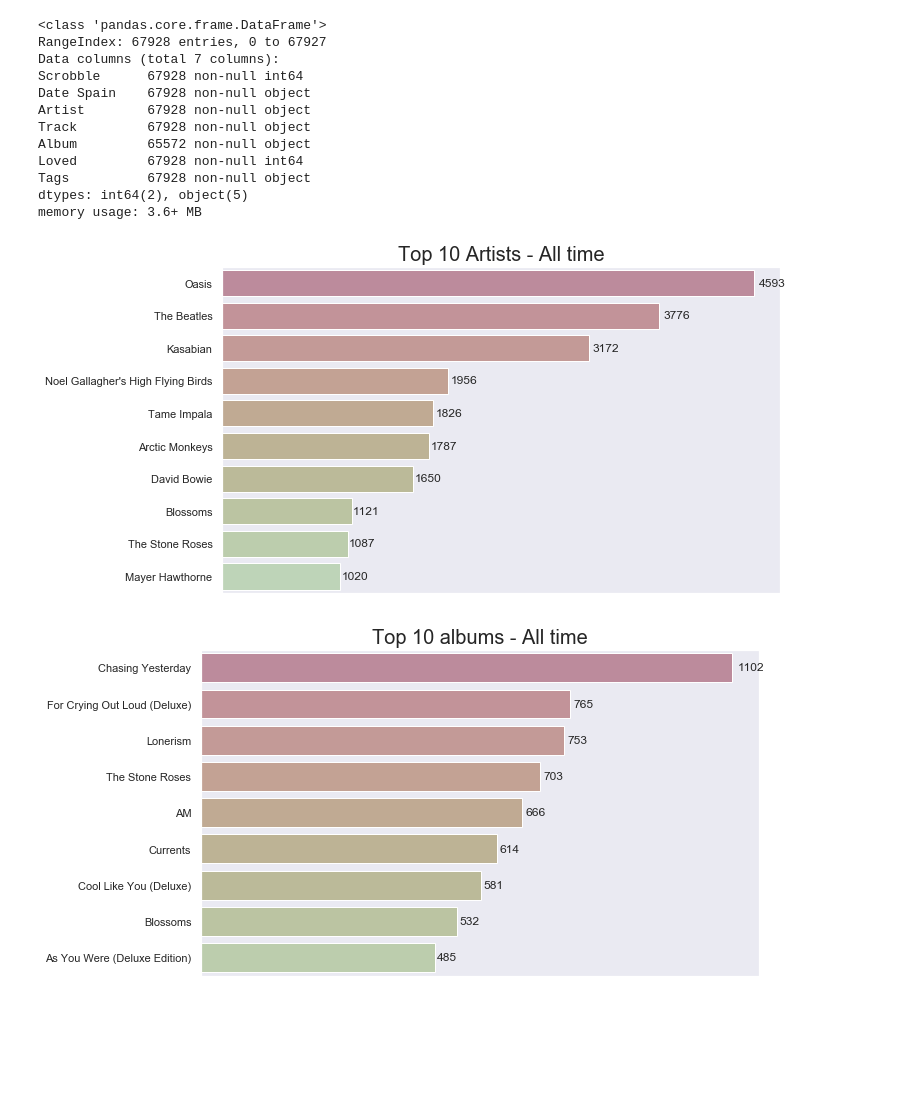
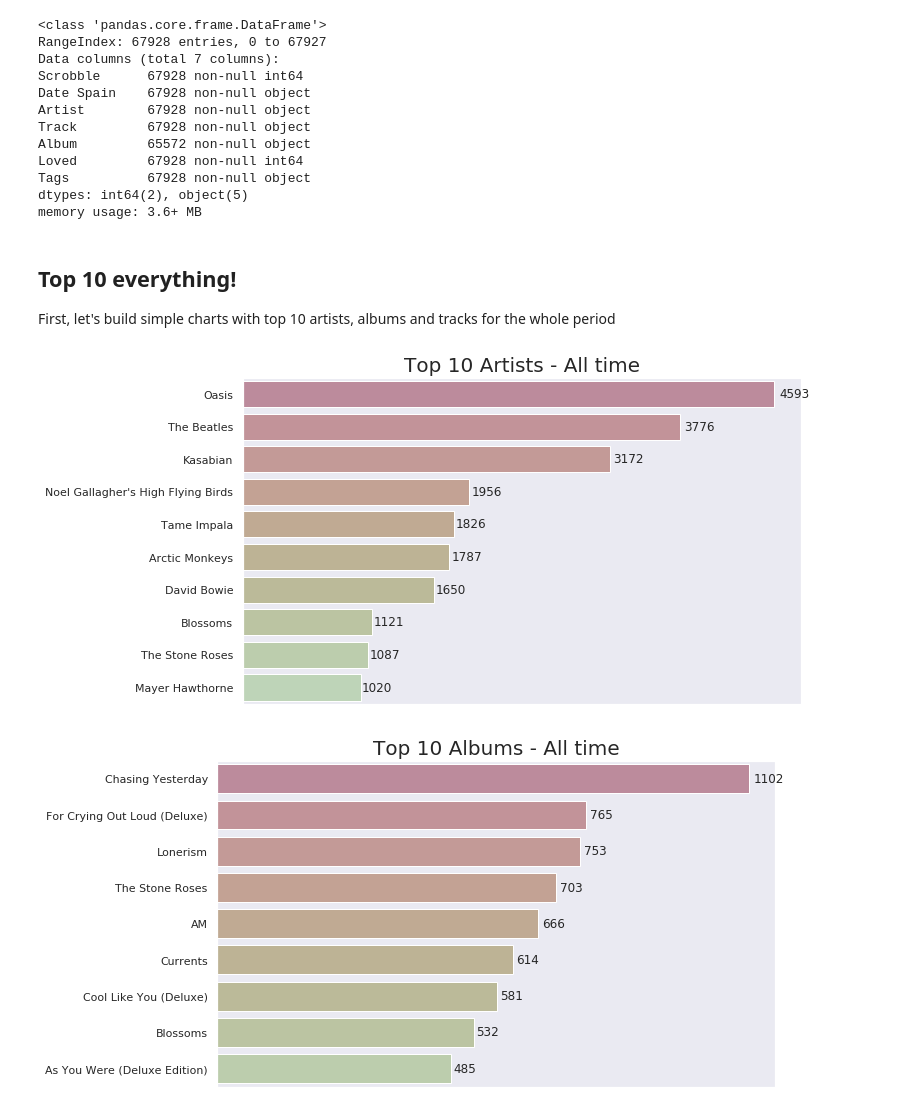
Before and after one commit to gomesfernanda/lastfm-reports, a Jupyter notebook: lastfm_analysis.ipynb, the cells around one changed output. Saved outputs shown, nothing was run; the diff lists cells and outputs as text; code cells hidden in the pictures; blank space fills up the shorter version.

```diff
--- a/lastfm_analysis.ipynb
+++ b/lastfm_analysis.ipynb
@@ -8,7 +14,10 @@ import matplotlib.pyplot as plt
 from collections import Counter
 import seaborn as sns
 # %%
-tracks_df = pd.read_csv("export_fergomes_20190330/historical_tracks_fergomes_201903300241.csv", sep=",")
+directory = "export_fergomes_20190330"
+file = "historical_tracks_fergomes_201903300241.csv"
+
+tracks_df = pd.read_csv(directory + "/" + file, sep=",")
 tracks_df.info()
 # %% [output]
 <class 'pandas.core.frame.DataFrame'>
@@ -35,4 +35,11 @@ top_10_tracks = top_tracks.most_common(10)
+# %% [markdown]
+## Top 10 everything!
+
+First, let's build simple charts with top 10 artists, albums and tracks for the whole period
 # %%
+top_artists = Counter(tracks_df['Artist'])
+top_10_artists = top_artists.most_common(10)
+
 x_artists = [item[0] for item in top_10_artists]
 y_artists = [item[1] for item in top_10_artists]
 
@@ -44,22 +51,24 @@ artists_plot = sns.barplot(y_artists, x_artists, palette=ch)
 artists_plot.axes.get_xaxis().set_visible(False)
 artists_plot.set_title('Top 10 Artists - All time', fontsize=20)
 for p in artists_plot.patches:
-    artists_plot.text(p.get_width()  * 1.01, p.get_y() + p.get_height()/2.,'%d' % int(p.get_width()),
+    artists_plot.text(p.get_width() * 1.01, p.get_y() + p.get_height()/2.,'%d' % int(p.get_width()),
             fontsize=12, ha='left', va='center')
 # %% [output]
-[figure, old version]
+[figure, new version]
 # %%
+top_albums = Counter(tracks_df['Album'])
+top_10_albums = top_albums.most_common(10)
+
 x_albums = [item[0] for item in top_10_albums]
 y_albums = [item[1] for item in top_10_albums]
-
 
 plt.subplots(figsize=(10, 6))
 albums_plot = sns.barplot(y_albums, x_albums, palette=ch)
 albums_plot.axes.get_xaxis().set_visible(False)
-albums_plot.set_title('Top 10 albums - All time', fontsize=20)
+albums_plot.set_title('Top 10 Albums - All time', fontsize=20)
 for p in albums_plot.patches:
     albums_plot.text(p.get_width() * 1.01, p.get_y() + p.get_height()/2.,'%d' % int(p.get_width()),
             fontsize=12, ha='left', va='center')
 # %% [output]
-[figure, old version]
+[figure, new version]
 # %%
```
Also changed, not shown: parts of 8 cells of this notebook.
